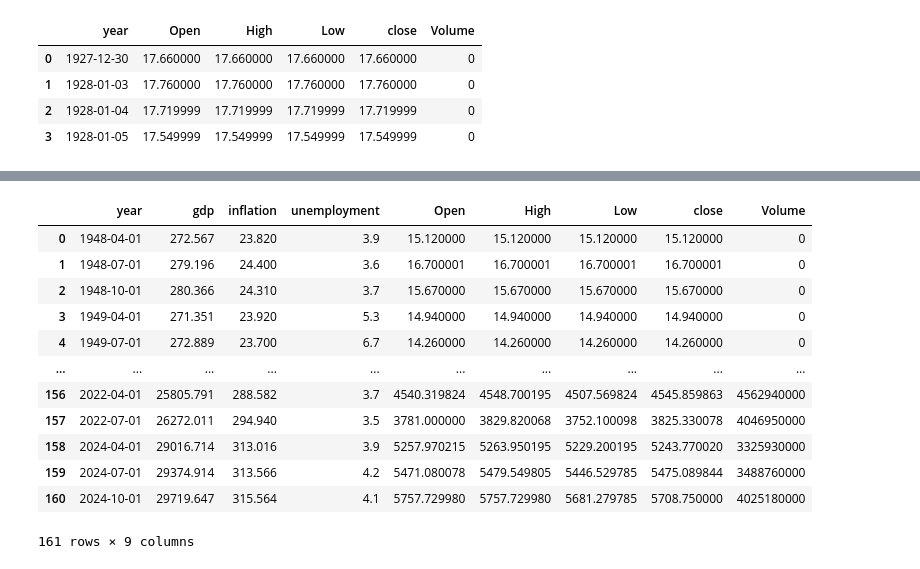
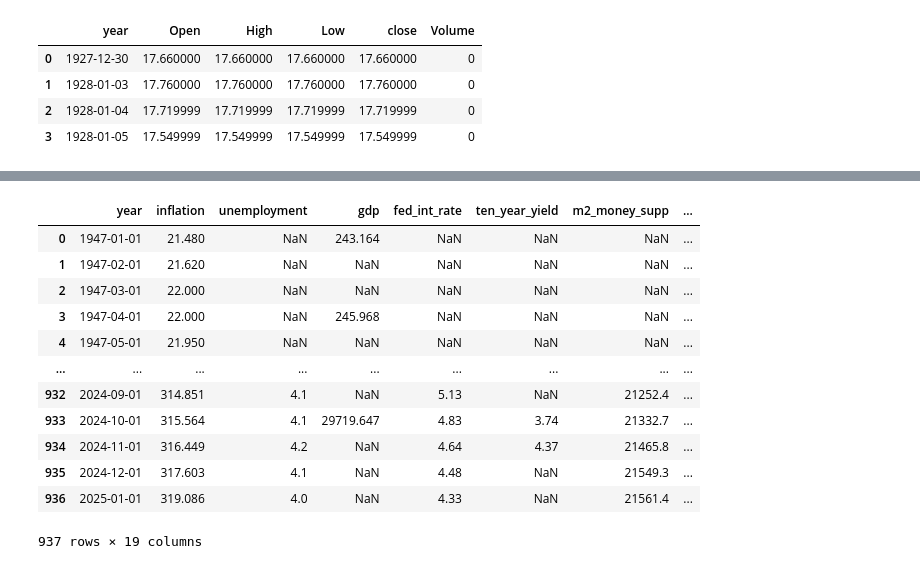
Before and after one commit to abhishek-chattopadhyay/project-2-financial-analysis, a Jupyter notebook: code/economic_data_analysis.ipynb, the cells around one changed output, grey strips where cells are left out. Saved outputs shown, nothing was run; the diff lists cells and outputs as text; code cells hidden in the pictures.

```diff
--- a/code/economic_data_analysis.ipynb
+++ b/code/economic_data_analysis.ipynb
@@ -175,3 +351,8 @@ df_unem
 # %%
+data = [df_gdp, df_fed_rate, df_ten_y_yield, df_m2, df_consum_sent, df_ind_pro,
+        df_exports, df_imports, df_new_home, df_volatility_idx, df_wti]
+
 df_merged = df_infl.merge(df_unem, how="left", on="year")
-df_merged
+
+for i in data:
+    df_merged = df_merged.merge(i, how="left", on="year")
@@ -250,22 +419,22 @@ memory usage: 9.8 KB
 # %%
 sp500["year"] = pd.to_datetime(sp500["year"])
 # %%
-df_merged = df_merged.merge(sp500, on="year", how="inner")
+df_merged = df_merged.merge(sp500, on="year", how="left")
 df_merged
 # %% [output]
-|  | year | gdp | inflation | unemployment | Open | High | Low | close | Volume |
-| 0 | 1948-04-01 | 272.567 | 23.820 | 3.9 | 15.120000 | 15.120000 | 15.120000 | 15.120000 | 0 |
-| 1 | 1948-07-01 | 279.196 | 24.400 | 3.6 | 16.700001 | 16.700001 | 16.700001 | 16.700001 | 0 |
-| 2 | 1948-10-01 | 280.366 | 24.310 | 3.7 | 15.670000 | 15.670000 | 15.670000 | 15.670000 | 0 |
-| 3 | 1949-04-01 | 271.351 | 23.920 | 5.3 | 14.940000 | 14.940000 | 14.940000 | 14.940000 | 0 |
-| 4 | 1949-07-01 | 272.889 | 23.700 | 6.7 | 14.260000 | 14.260000 | 14.260000 | 14.260000 | 0 |
-| ... | ... | ... | ... | ... | ... | ... | ... | ... | ... |
-| 156 | 2022-04-01 | 25805.791 | 288.582 | 3.7 | 4540.319824 | 4548.700195 | 4507.569824 | 4545.859863 | 4562940000 |
-| 157 | 2022-07-01 | 26272.011 | 294.940 | 3.5 | 3781.000000 | 3829.820068 | 3752.100098 | 3825.330078 | 4046950000 |
-| 158 | 2024-04-01 | 29016.714 | 313.016 | 3.9 | 5257.970215 | 5263.950195 | 5229.200195 | 5243.770020 | 3325930000 |
-| 159 | 2024-07-01 | 29374.914 | 313.566 | 4.2 | 5471.080078 | 5479.549805 | 5446.529785 | 5475.089844 | 3488760000 |
-| 160 | 2024-10-01 | 29719.647 | 315.564 | 4.1 | 5757.729980 | 5757.729980 | 5681.279785 | 5708.750000 | 4025180000 |
+|  | year | inflation | unemployment | gdp | fed_int_rate | ten_year_yield | m2_money_supp | ... |
+| 0 | 1947-01-01 | 21.480 | NaN | 243.164 | NaN | NaN | NaN | ... |
+| 1 | 1947-02-01 | 21.620 | NaN | NaN | NaN | NaN | NaN | ... |
+| 2 | 1947-03-01 | 22.000 | NaN | NaN | NaN | NaN | NaN | ... |
+| 3 | 1947-04-01 | 22.000 | NaN | 245.968 | NaN | NaN | NaN | ... |
+| 4 | 1947-05-01 | 21.950 | NaN | NaN | NaN | NaN | NaN | ... |
+| ... | ... | ... | ... | ... | ... | ... | ... | ... |
+| 932 | 2024-09-01 | 314.851 | 4.1 | NaN | 5.13 | NaN | 21252.4 | ... |
+| 933 | 2024-10-01 | 315.564 | 4.1 | 29719.647 | 4.83 | 3.74 | 21332.7 | ... |
+| 934 | 2024-11-01 | 316.449 | 4.2 | NaN | 4.64 | 4.37 | 21465.8 | ... |
+| 935 | 2024-12-01 | 317.603 | 4.1 | NaN | 4.48 | NaN | 21549.3 | ... |
+| 936 | 2025-01-01 | 319.086 | 4.0 | NaN | 4.33 | NaN | 21561.4 | ... |
-161 rows × 9 columns
+937 rows × 19 columns
 # %%
 # drop open, high, low and Volume
 df_merged.drop(columns=["Open", "High", "Low", "Volume"], inplace=True)
```
Also changed, not shown: parts of 96 cells of this notebook.
